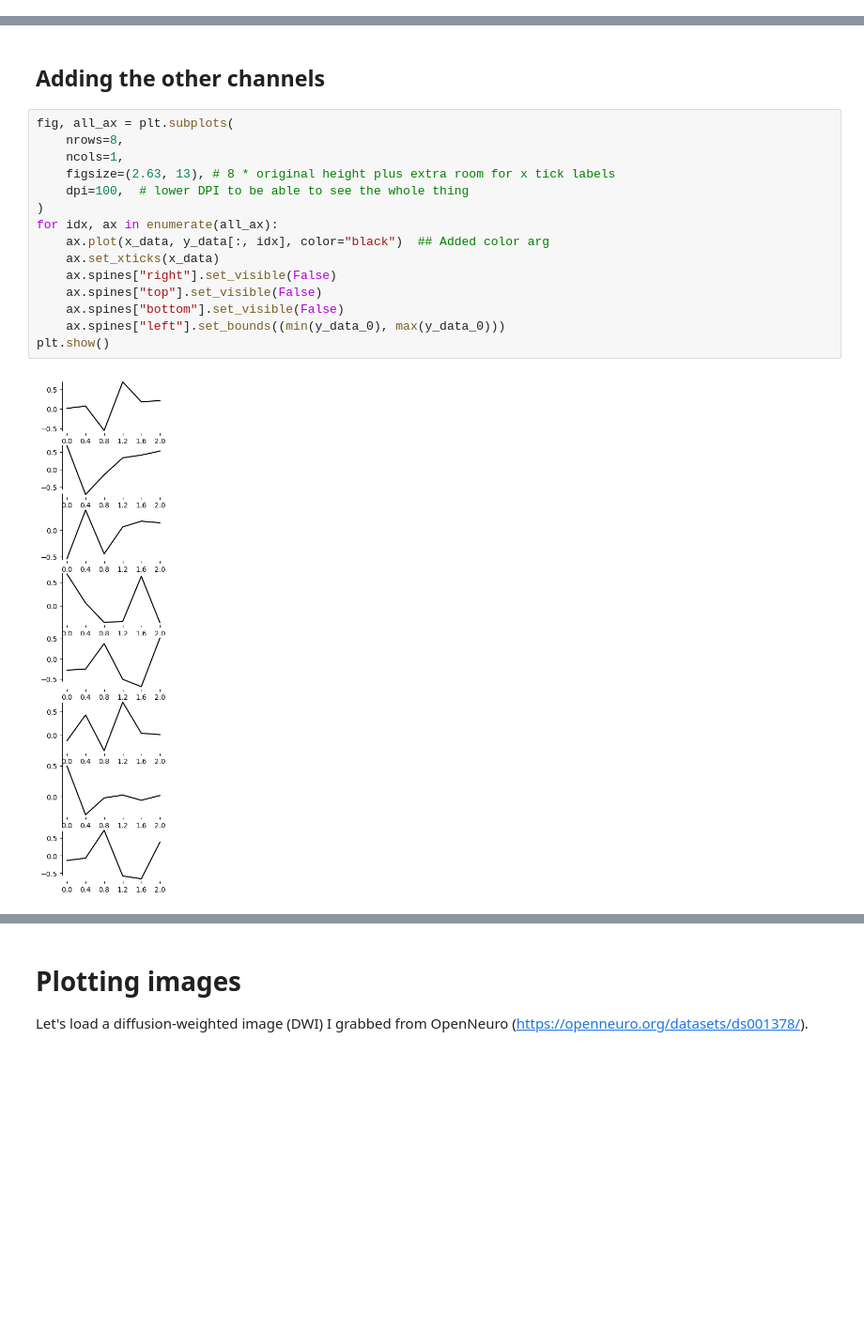
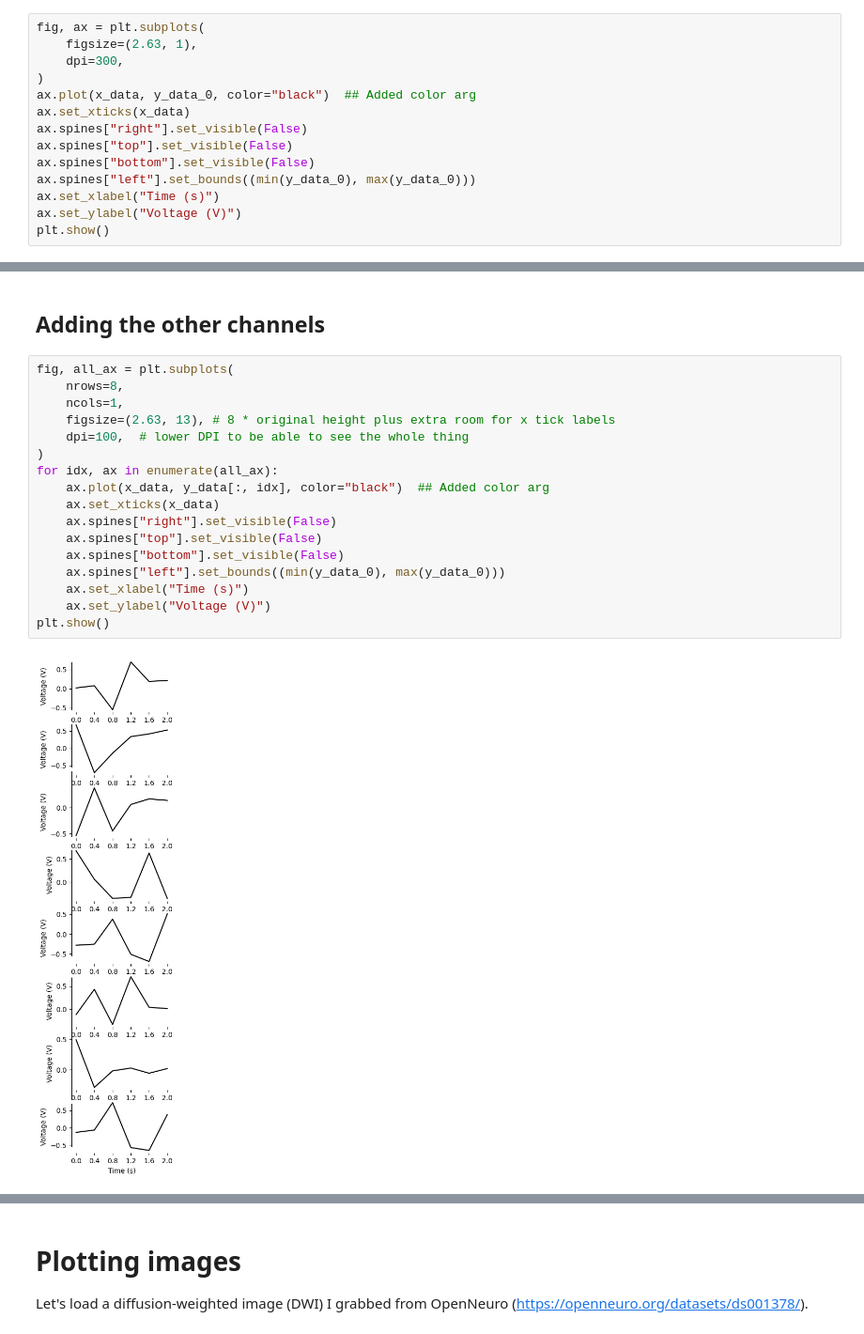
Before and after one commit to tkkuehn/dataviz-tutorial, a Jupyter notebook: matplotlib.ipynb, the cells around one changed output, grey strips where cells are left out. Shown: that part at 94% size. Cells and saved outputs as stored; diff of their text form; blank space fills up the shorter version.

Commit message:
Add some more plots

```diff
--- a/matplotlib.ipynb
+++ b/matplotlib.ipynb
@@ -125,0 +129,14 @@ plt.show()
+# %%
+fig, ax = plt.subplots(
+    figsize=(2.63, 1),
+    dpi=300,
+)
+ax.plot(x_data, y_data_0, color="black")  ## Added color arg
+ax.set_xticks(x_data)
+ax.spines["right"].set_visible(False)
+ax.spines["top"].set_visible(False)
+ax.spines["bottom"].set_visible(False)
+ax.spines["left"].set_bounds((min(y_data_0), max(y_data_0)))
+ax.set_xlabel("Time (s)")
+ax.set_ylabel("Voltage (V)")
+plt.show()
@@ -128,20 +147,22 @@ plt.show()
 # %%
 fig, all_ax = plt.subplots(
     nrows=8,
     ncols=1,
     figsize=(2.63, 13), # 8 * original height plus extra room for x tick labels
     dpi=100,  # lower DPI to be able to see the whole thing
 )
 for idx, ax in enumerate(all_ax):
     ax.plot(x_data, y_data[:, idx], color="black")  ## Added color arg
     ax.set_xticks(x_data)
     ax.spines["right"].set_visible(False)
     ax.spines["top"].set_visible(False)
     ax.spines["bottom"].set_visible(False)
     ax.spines["left"].set_bounds((min(y_data_0), max(y_data_0)))
+    ax.set_xlabel("Time (s)")
+    ax.set_ylabel("Voltage (V)")
 plt.show()
 # %% [output]
-[figure, old version]
+[figure, new version]
 # %% [markdown]
 We've got all our plots, but there are again some aspects that could be better.
 
```
Also changed, not shown: parts of 13 cells of this notebook.
